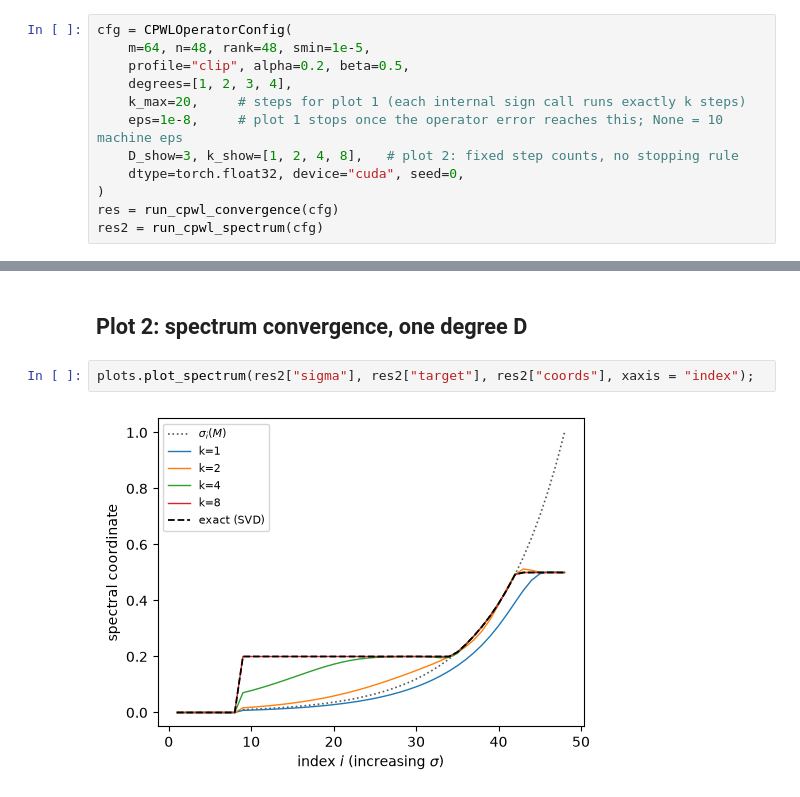
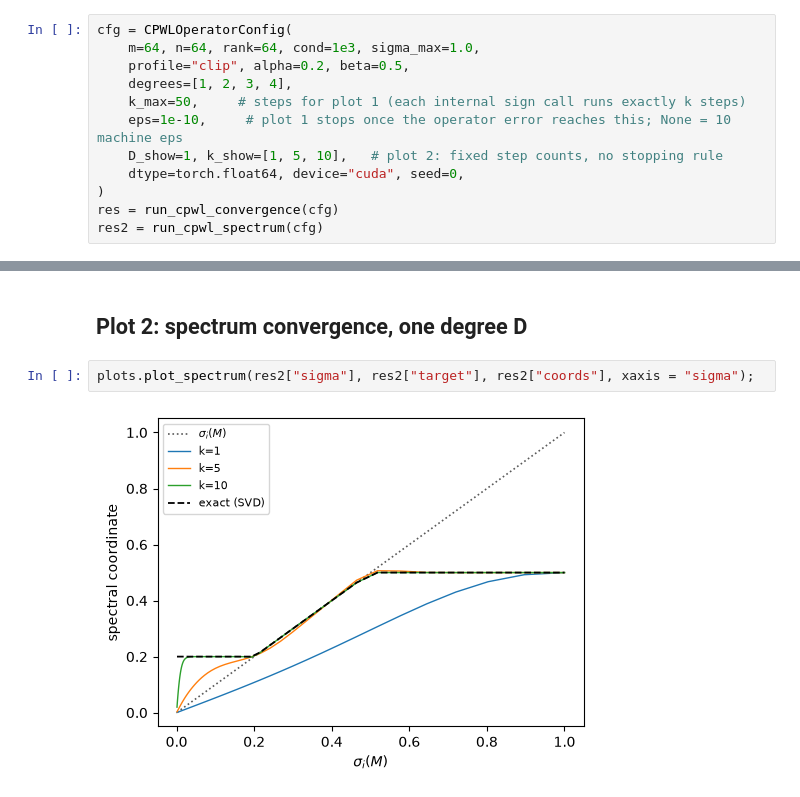
Before and after one commit to ElRiccio/code_stageM2, a Jupyter notebook: notebooks/exp6_cpwl_operator.ipynb, the cells around one changed output, grey strips where cells are left out. Cells and saved outputs as stored; diff of their text form.

```diff
--- a/notebooks/exp6_cpwl_operator.ipynb
+++ b/notebooks/exp6_cpwl_operator.ipynb
@@ -15,13 +15,13 @@ from experiments.cpwl_operator import CPWLOperatorConfig, run_cpwl_convergence,
 ## Plot 1: error against iterations, several degrees D
 # %%
 cfg = CPWLOperatorConfig(
-    m=64, n=48, rank=48, smin=1e-5,
+    m=64, n=64, rank=64, cond=1e3, sigma_max=1.0,
     profile="clip", alpha=0.2, beta=0.5,
     degrees=[1, 2, 3, 4],
-    k_max=20,     # steps for plot 1 (each internal sign call runs exactly k steps)
-    eps=1e-8,     # plot 1 stops once the operator error reaches this; None = 10 machine eps
-    D_show=3, k_show=[1, 2, 4, 8],   # plot 2: fixed step counts, no stopping rule
-    dtype=torch.float32, device="cuda", seed=0,
+    k_max=50,     # steps for plot 1 (each internal sign call runs exactly k steps)
+    eps=1e-10,     # plot 1 stops once the operator error reaches this; None = 10 machine eps
+    D_show=1, k_show=[1, 5, 10],   # plot 2: fixed step counts, no stopping rule
+    dtype=torch.float64, device="cuda", seed=0,
 )
 res = run_cpwl_convergence(cfg)
 res2 = run_cpwl_spectrum(cfg)
@@ -32,6 +36,6 @@ plots.plot_error_curves(res["error"], ylabel="relative Frobenius error");
 # %% [markdown]
 ## Plot 2: spectrum convergence, one degree D
 # %%
-plots.plot_spectrum(res2["sigma"], res2["target"], res2["coords"], xaxis = "index");
+plots.plot_spectrum(res2["sigma"], res2["target"], res2["coords"], xaxis = "sigma");
 # %% [output]
-[figure, old version]
+[figure, new version]
```
Also changed, not shown: parts of 1 cell of this notebook, 22 other files.
